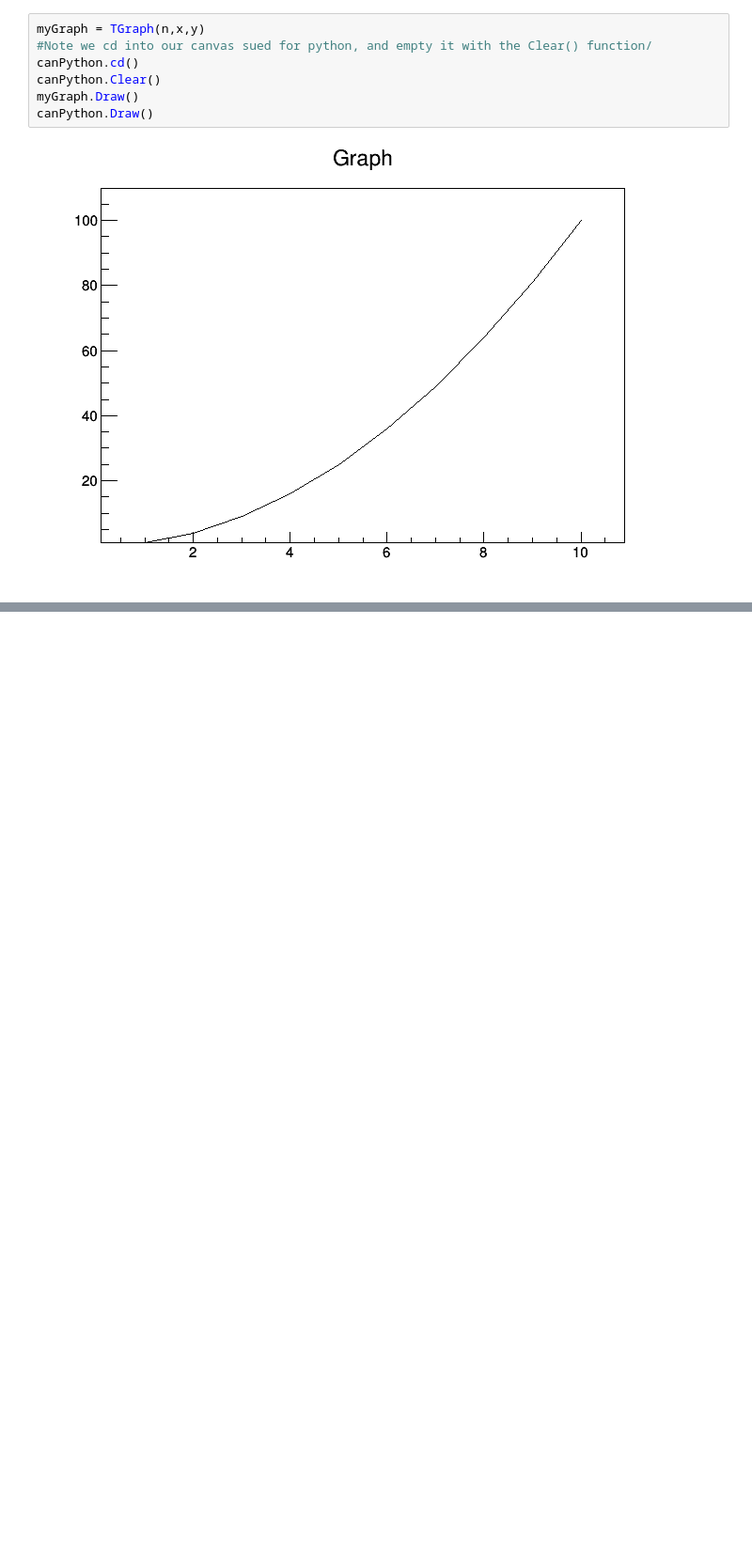
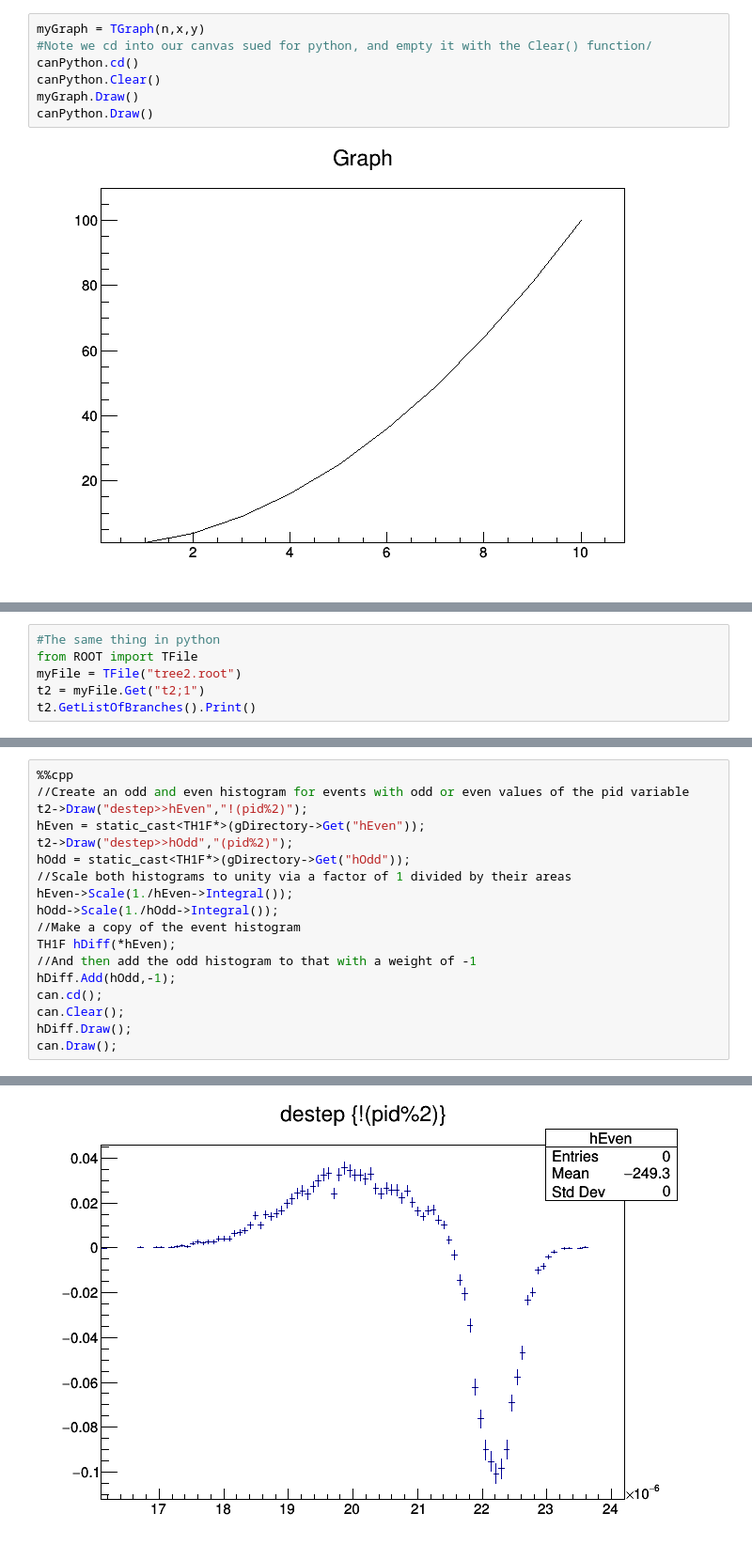
Before and after one commit to shefmarkh/ROOTSheffieldTeachingMaterial2020, a Jupyter notebook: Lecture1.ipynb, the cells around one changed output, grey strips where cells are left out. Shown: that part at 94% size. Cells and saved outputs as stored; diff of their text form; blank space fills up the shorter version.

Commit message:
Further updates to Lecture 1 + clear output. Add tree2.root file.

```diff
--- a/Lecture1.ipynb
+++ b/Lecture1.ipynb
@@ -85,0 +105,6 @@ p2                        =            1   +/-   6.43325e-17
+# %%
+#The same thing in python
+from ROOT import TFile
+myFile = TFile("tree2.root")
+t2 = myFile.Get("t2;1")
+t2.GetListOfBranches().Print()
@@ -85,0 +140,19 @@ p2                        =            1   +/-   6.43325e-17
+# %%
+%%cpp
+//Create an odd and even histogram for events with odd or even values of the pid variable
+t2->Draw("destep>>hEven","!(pid%2)");
+hEven = static_cast<TH1F*>(gDirectory->Get("hEven"));
+t2->Draw("destep>>hOdd","(pid%2)");
+hOdd = static_cast<TH1F*>(gDirectory->Get("hOdd"));
+//Scale both histograms to unity via a factor of 1 divided by their areas
+hEven->Scale(1./hEven->Integral());
+hOdd->Scale(1./hOdd->Integral());
+//Make a copy of the event histogram
+TH1F hDiff(*hEven);
+//And then add the odd histogram to that with a weight of -1
+hDiff.Add(hOdd,-1);
+can.cd();
+can.Clear();
+hDiff.Draw();
+can.Draw();
+# %% [output]
@@ -85,0 +160 @@ p2                        =            1   +/-   6.43325e-17
+[figure, added]
```
Also changed, not shown: parts of 10 cells of this notebook, 1 other file.
